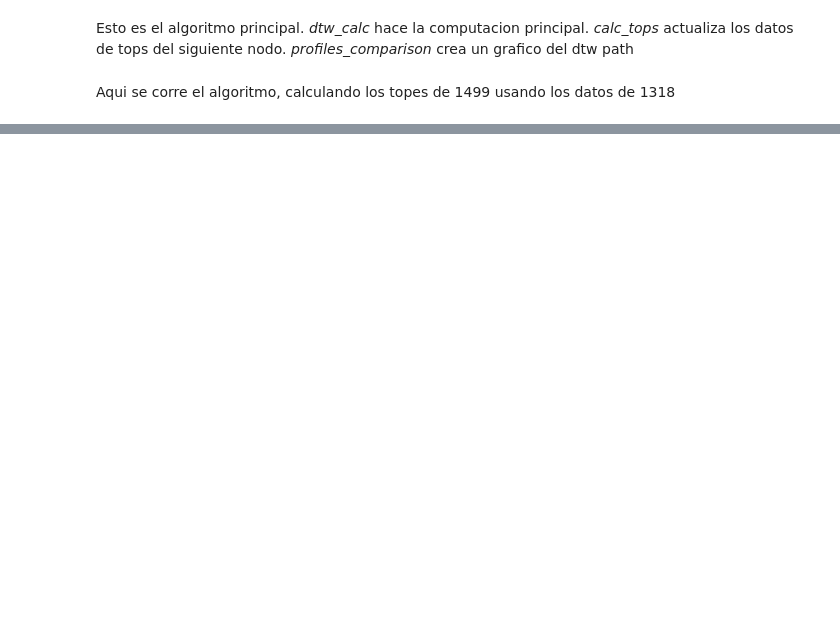
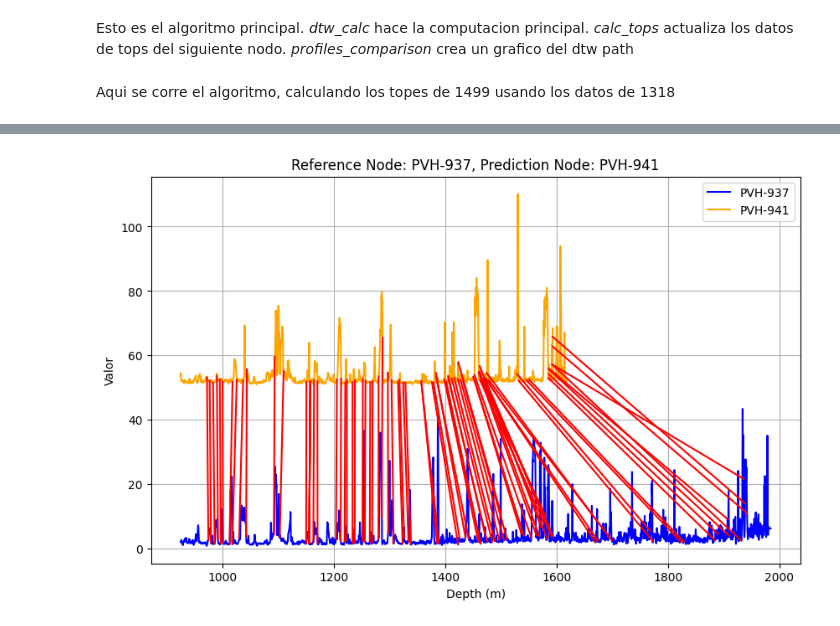
Before and after one commit to scast3/dtw_tool, a Jupyter notebook: more_nodes.ipynb, the cells around one changed output, grey strips where cells are left out. Drawn from its saved outputs; the diff is of its cells as text; code cells hidden in the pictures; blank space fills up the shorter version.

Commit message:
normalized dataset to get better results, added some visuals, this works pretty well

```diff
--- a/more_nodes.ipynb
+++ b/more_nodes.ipynb
@@ -161,7 +169,6 @@ def calc_tops(G, node1, node2):
 
 
     correla, df1, df2 = dtw_calc(G, node1, node2)
-    print("correla tuple", len(correla))
 
     df_result = pd.DataFrame(columns=["Capa",'Ref'])
 
@@ -184,10 +191,10 @@ def calc_tops(G, node1, node2):
         #print(f'i = {i_depth}, j = {j_depths}') #print the j values for each corresponding i value
         rows_to_add.append({'Ref': j_depth})
 
-    #capas = G.nodes[node1]["known_tops"]["Capa"]
+    capas = G.nodes[node1]["known_tops"]["Capa"]
 
     df_result = pd.concat([df_result, pd.DataFrame(rows_to_add)], ignore_index=True)
-    #df_result["Capa"] = capas
+    df_result["Capa"] = capas
 
     # assign new top values to the node
     G.nodes[node2]["tops"]=df_result
@@ -195,36 +202,39 @@ def calc_tops(G, node1, node2):
 
 
 def dtw_calc(G, node1, node2):
-    tolerance = 0.05
-    df1 = G.nodes[node1]["data"] # RES_DEEP data for node1
-    tops1 = G.nodes[node1]["known_tops"] # Tops data for node1
+    tolerance = 0.1 #original 0.05, was too small
+    df1 = G.nodes[node1]["data"].copy() # RES_DEEP data for node1
+    tops1 = G.nodes[node1]["known_tops"].copy() # Tops data for node1
 
     #filter the tops data to only include the tops present in both datasets
     # capas1_names = G.nodes["PVH-937"]["known_tops"]["Capa"]  # List of names
     # capas2 = G.nodes["PVH-941"]["known_tops"].copy()
     # tops1 = capas2[capas2["Capa"].isin(capas1_names)]
 
+
     num_matches = tops1.shape[0] # This is how many points of interest are in the dataset, this should be the size of the output too
-    print("Number of top values, ideally:", num_matches)
 
-    df2 = G.nodes[node2]["data"] # RES_DEEP data for node2
+    df2 = G.nodes[node2]["data"].copy() # RES_DEEP data for node2
 
 
 
     # mark rows within the tolerance range of any top
-    change = 1
+
     for index_df1, row_df1 in df1.iterrows():
         depth_value = row_df1['DEPTH']
         matches = tops1['Ref'].apply(lambda x: np.abs(x - depth_value) <= tolerance)
 
         if matches.any():
             df1.at[index_df1, 'Present'] = 1
-            #print("marking...", change)
-            change = change+1
+            matched_index = matches.idxmax()
+            tops1 = tops1.drop(index=matched_index)
 
-    print("matches", matches.shape[0])
+            # If tops1 is empty, break the loop
+            if tops1.empty:
+                break
+
+
     G.nodes[node1]["is_top"] = df1[df1['Present'] == 1] # store the filtered rows near the caps into the graph
-    print("marked df", df1[df1['Present'] == 1].shape[0])
     prof1 = df1[df1['Present'] == 1]["DEPTH"].reset_index()["DEPTH"][0] - 50
     prof2 = df1[df1['Present'] == 1]["DEPTH"].reset_index()["DEPTH"].iloc[-1] + 50
     df1 = df1[(df1['DEPTH'] > prof1) & (df1['DEPTH'] < prof2)].reset_index()
@@ -240,8 +250,7 @@ def dtw_calc(G, node1, node2):
 
 
     ref = df1[df1["Present"] == 1]
-    print("ref", ref.shape[0])
-    distance, path = fastdtw(w1, w2, dist=custom_distance)
+    distance, path = fastdtw(w1_normalized, w2_normalized, dist=custom_distance)
     # distance, path = fastdtw(w1_normalized, w2_normalized, dist=custom_distance) Might need to normalize later
     correla = [tupla for tupla in path if tupla[0] in ref.index]
 
@@ -256,7 +265,7 @@ def dtw_calc(G, node1, node2):
     return correla, df1, df2
 
 
-def profiles_comparison(G, node1, node2, r):
+def profiles_comparison(G, node1, node2, r=None):
     correla, df1, df2 = dtw_calc(G, node1, node2)
 
     offset = 50
@@ -327,0 +306,4 @@ ref 75
+# %%
+profiles_comparison(G, "PVH-937", "PVH-941")
+# %% [output]
+[figure, added]
```
Also changed, not shown: parts of 6 cells of this notebook.
